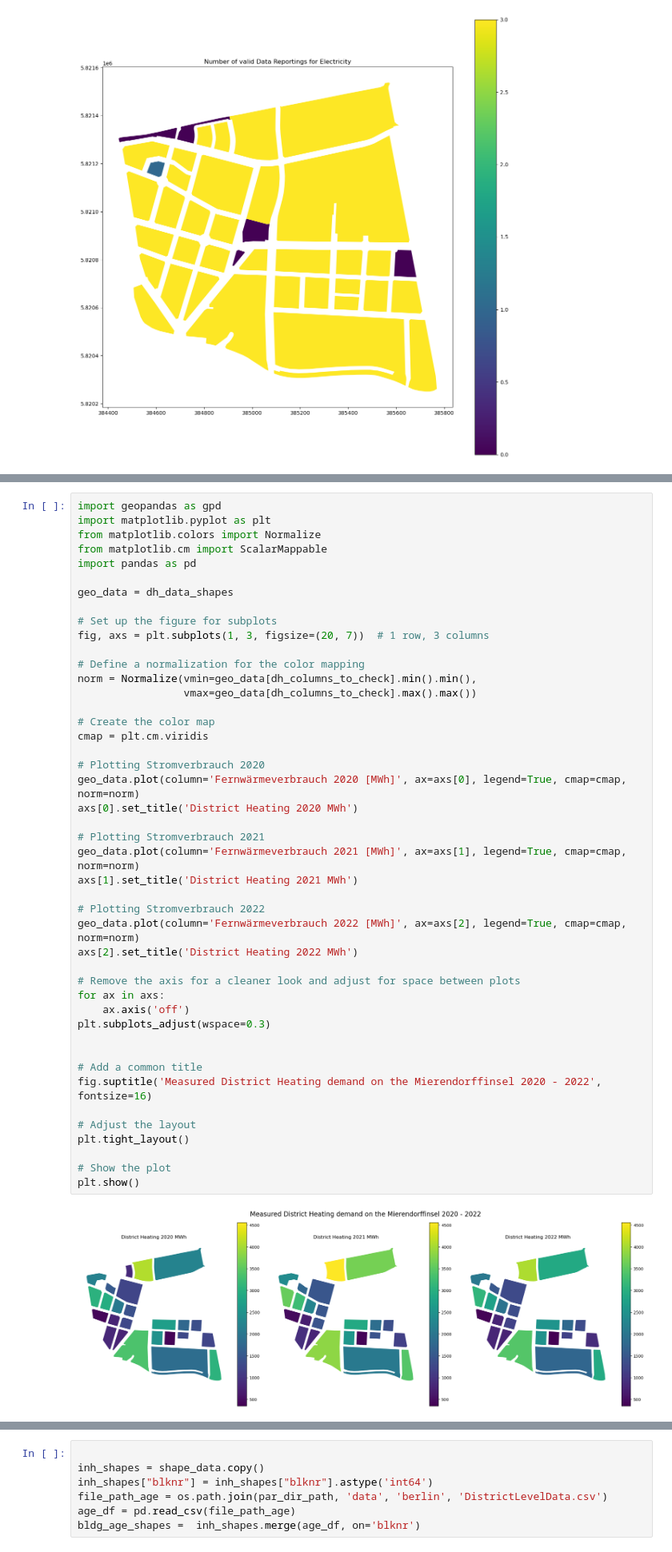
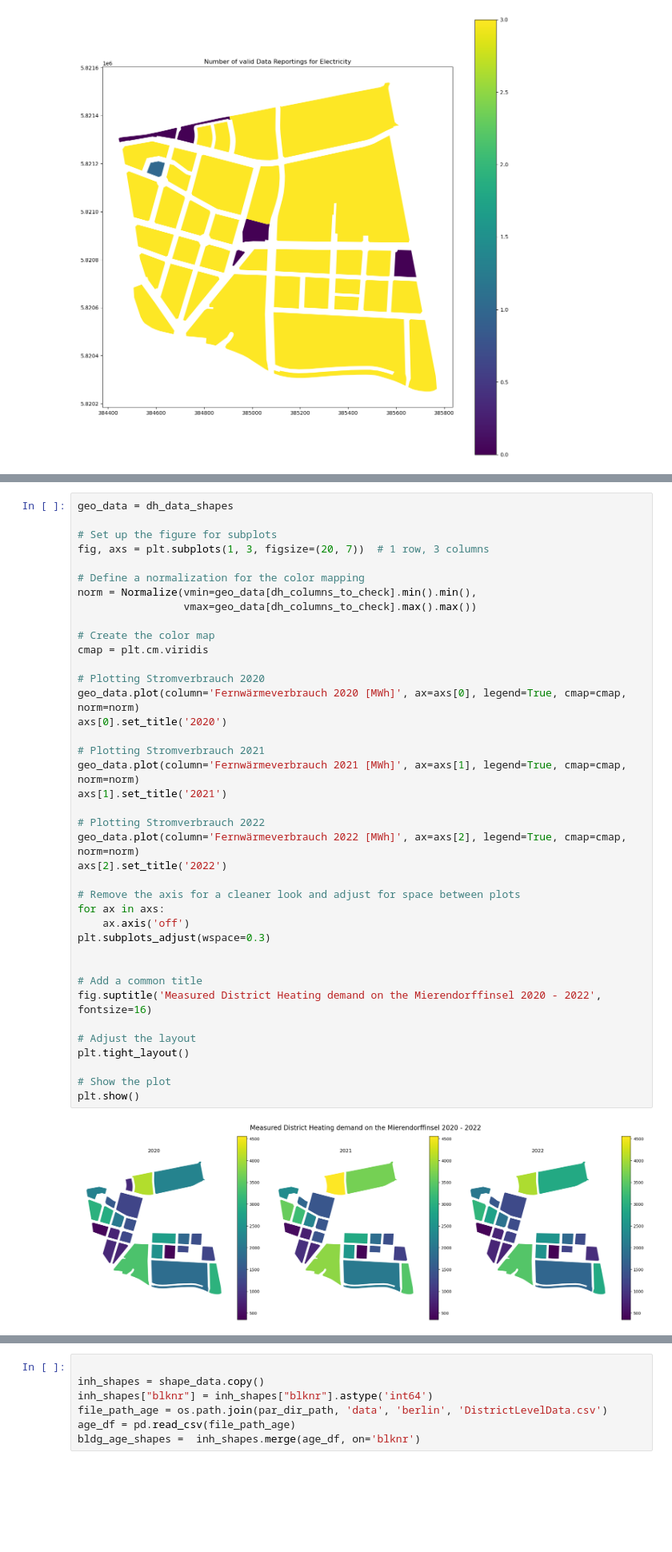
Before and after one commit to TUB-DVG/TECDEM, a Jupyter notebook: experiments/81_PlotBlock.ipynb, the cells around one changed output, grey strips where cells are left out. Shown at 80% size. Cells and saved outputs as stored; diff of their text form; blank space fills up the shorter version.

```diff
--- a/experiments/81_PlotBlock.ipynb
+++ b/experiments/81_PlotBlock.ipynb
@@ -471,12 +433,6 @@ dh_data_shapes
 | 38 | 21061 | 04 | Charlottenburg-Wilmersdorf | 04300518 | Block | 100-999 Einwohner | 130373.609375 | 2003/06/18 00:00:00.000 | POLYGON ((385089.395 5820581.052,... | ... |
 | 39 | 21062 | 04 | Charlottenburg-Wilmersdorf | 04300518 | Block | 100-999 Einwohner | 26549.175781 | 1994/11/24 00:00:00.000 | POLYGON ((385659.489 5820551.008,... | ... |
 # %%
-import geopandas as gpd
-import matplotlib.pyplot as plt
-from matplotlib.colors import Normalize
-from matplotlib.cm import ScalarMappable
-import pandas as pd
-
 geo_data = dh_data_shapes
 
 # Set up the figure for subplots
@@ -486,37 +442,37 @@ fig, axs = plt.subplots(1, 3, figsize=(20, 7))  # 1 row, 3 columns
 norm = Normalize(vmin=geo_data[dh_columns_to_check].min().min(),
                  vmax=geo_data[dh_columns_to_check].max().max())
 
 # Create the color map
 cmap = plt.cm.viridis
 
 # Plotting Stromverbrauch 2020
 geo_data.plot(column='Fernwärmeverbrauch 2020 [MWh]', ax=axs[0], legend=True, cmap=cmap, norm=norm)
-axs[0].set_title('District Heating 2020 MWh')
+axs[0].set_title('2020')
 
 # Plotting Stromverbrauch 2021
 geo_data.plot(column='Fernwärmeverbrauch 2021 [MWh]', ax=axs[1], legend=True, cmap=cmap, norm=norm)
-axs[1].set_title('District Heating 2021 MWh')
+axs[1].set_title('2021')
 
 # Plotting Stromverbrauch 2022
 geo_data.plot(column='Fernwärmeverbrauch 2022 [MWh]', ax=axs[2], legend=True, cmap=cmap, norm=norm)
-axs[2].set_title('District Heating 2022 MWh')
+axs[2].set_title('2022')
 
 # Remove the axis for a cleaner look and adjust for space between plots
 for ax in axs:
     ax.axis('off')
 plt.subplots_adjust(wspace=0.3)
 
 
 # Add a common title
 fig.suptitle('Measured District Heating demand on the Mierendorffinsel 2020 - 2022', fontsize=16)
 
 # Adjust the layout
 plt.tight_layout()
 
 # Show the plot
 plt.show()
 # %% [output]
-[figure, old version]
+[figure, new version]
 # %%
 
 gas_columns_to_check = [
```
Also changed, not shown: parts of 8 cells of this notebook.
